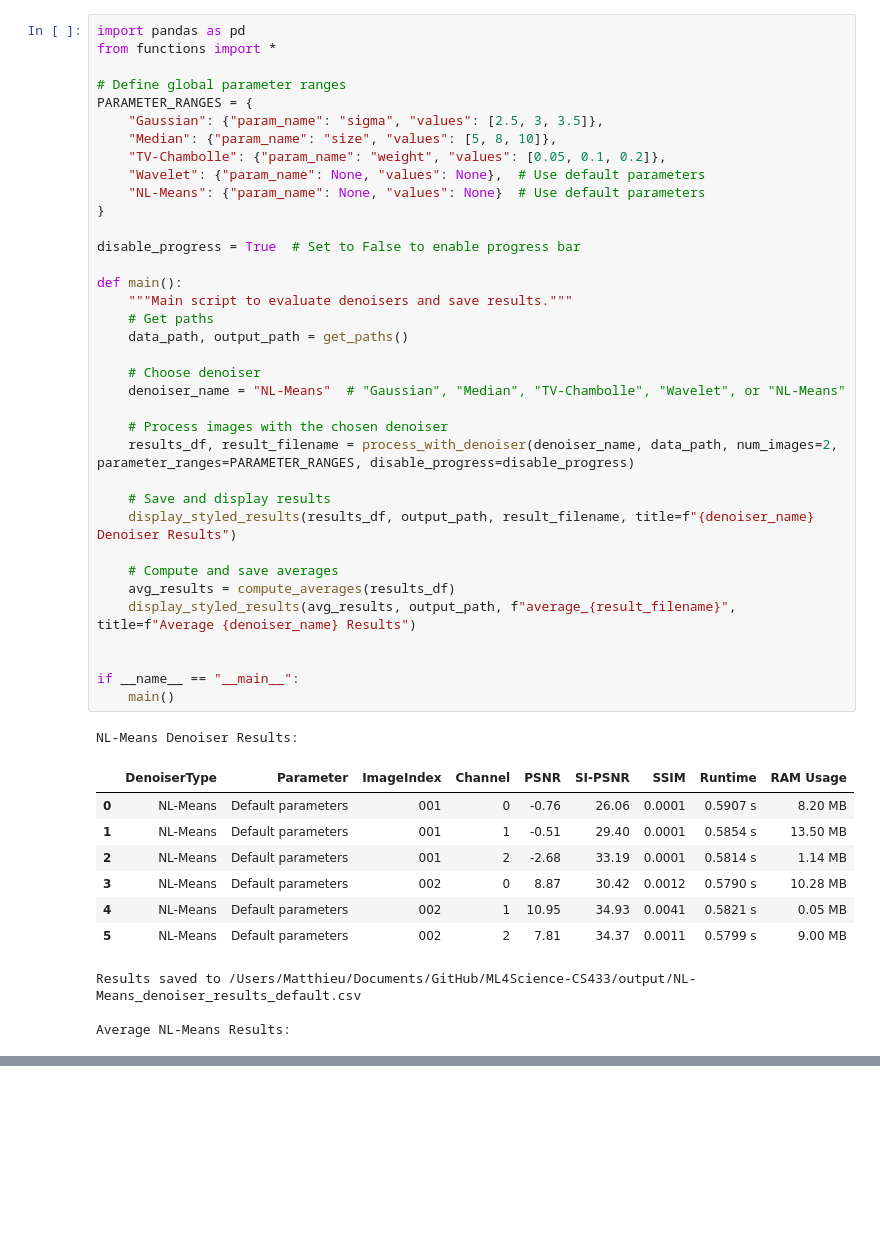
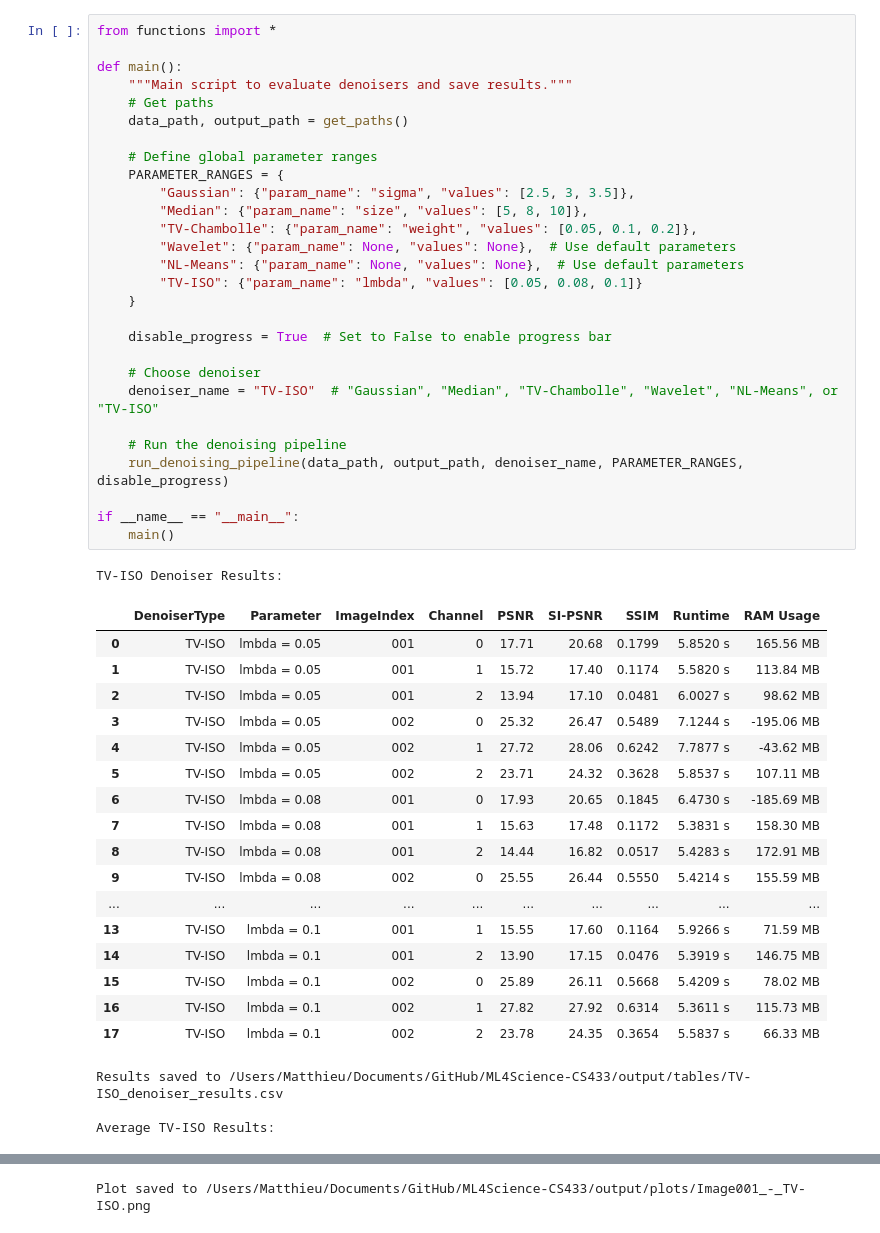
Before and after one commit to MetthewB/ML4Science-CS433, a Jupyter notebook: scripts/main.ipynb, the cells around one changed output, grey strips where cells are left out. Drawn from its saved outputs; the diff is of its cells as text; blank space fills up the shorter version.

Commit message:
TV_ISO + plots
SI-PSNR not working yet in plots

```diff
--- a/scripts/main.ipynb
+++ b/scripts/main.ipynb
@@ -1,49 +1,51 @@
 # %%
-import pandas as pd
 from functions import *
-
-# Define global parameter ranges
-PARAMETER_RANGES = {
-    "Gaussian": {"param_name": "sigma", "values": [2.5, 3, 3.5]},
-    "Median": {"param_name": "size", "values": [5, 8, 10]},
-    "TV-Chambolle": {"param_name": "weight", "values": [0.05, 0.1, 0.2]},
-    "Wavelet": {"param_name": None, "values": None},  # Use default parameters
-    "NL-Means": {"param_name": None, "values": None}  # Use default parameters
-}
-
-disable_progress = True  # Set to False to enable progress bar
 
 def main():
     """Main script to evaluate denoisers and save results."""
     # Get paths
     data_path, output_path = get_paths()
 
+    # Define global parameter ranges
+    PARAMETER_RANGES = {
+        "Gaussian": {"param_name": "sigma", "values": [2.5, 3, 3.5]},
+        "Median": {"param_name": "size", "values": [5, 8, 10]},
+        "TV-Chambolle": {"param_name": "weight", "values": [0.05, 0.1, 0.2]},
+        "Wavelet": {"param_name": None, "values": None},  # Use default parameters
+        "NL-Means": {"param_name": None, "values": None},  # Use default parameters
+        "TV-ISO": {"param_name": "lmbda", "values": [0.05, 0.08, 0.1]}
+    }
+
+    disable_progress = True  # Set to False to enable progress bar
+
     # Choose denoiser
-    denoiser_name = "NL-Means"  # "Gaussian", "Median", "TV-Chambolle", "Wavelet", or "NL-Means"
+    denoiser_name = "TV-ISO"  # "Gaussian", "Median", "TV-Chambolle", "Wavelet", "NL-Means", or "TV-ISO"
 
-    # Process images with the chosen denoiser
-    results_df, result_filename = process_with_denoiser(denoiser_name, data_path, num_images=2, parameter_ranges=PARAMETER_RANGES, disable_progress=disable_progress)
-
-    # Save and display results
-    display_styled_results(results_df, output_path, result_filename, title=f"{denoiser_name} Denoiser Results")
-
-    # Compute and save averages
-    avg_results = compute_averages(results_df)
-    display_styled_results(avg_results, output_path, f"average_{result_filename}", title=f"Average {denoiser_name} Results")
-
+    # Run the denoising pipeline
+    run_denoising_pipeline(data_path, output_path, denoiser_name, PARAMETER_RANGES, disable_progress)
 
 if __name__ == "__main__":
     main()
 # %% [output]
-NL-Means Denoiser Results:
+TV-ISO Denoiser Results:
 |  | DenoiserType | Parameter | ImageIndex | Channel | PSNR | SI-PSNR | SSIM | Runtime | RAM Usage |
-| 0 | NL-Means | Default parameters | 001 | 0 | -0.76 | 26.06 | 0.0001 | 0.5907 s | 8.20 MB |
-| 1 | NL-Means | Default parameters | 001 | 1 | -0.51 | 29.40 | 0.0001 | 0.5854 s | 13.50 MB |
-| 2 | NL-Means | Default parameters | 001 | 2 | -2.68 | 33.19 | 0.0001 | 0.5814 s | 1.14 MB |
-| 3 | NL-Means | Default parameters | 002 | 0 | 8.87 | 30.42 | 0.0012 | 0.5790 s | 10.28 MB |
-| 4 | NL-Means | Default parameters | 002 | 1 | 10.95 | 34.93 | 0.0041 | 0.5821 s | 0.05 MB |
-| 5 | NL-Means | Default parameters | 002 | 2 | 7.81 | 34.37 | 0.0011 | 0.5799 s | 9.00 MB |
+| 0 | TV-ISO | lmbda = 0.05 | 001 | 0 | 17.71 | 20.68 | 0.1799 | 5.8520 s | 165.56 MB |
+| 1 | TV-ISO | lmbda = 0.05 | 001 | 1 | 15.72 | 17.40 | 0.1174 | 5.5820 s | 113.84 MB |
+| 2 | TV-ISO | lmbda = 0.05 | 001 | 2 | 13.94 | 17.10 | 0.0481 | 6.0027 s | 98.62 MB |
+| 3 | TV-ISO | lmbda = 0.05 | 002 | 0 | 25.32 | 26.47 | 0.5489 | 7.1244 s | -195.06 MB |
+| 4 | TV-ISO | lmbda = 0.05 | 002 | 1 | 27.72 | 28.06 | 0.6242 | 7.7877 s | -43.62 MB |
+| 5 | TV-ISO | lmbda = 0.05 | 002 | 2 | 23.71 | 24.32 | 0.3628 | 5.8537 s | 107.11 MB |
+| 6 | TV-ISO | lmbda = 0.08 | 001 | 0 | 17.93 | 20.65 | 0.1845 | 6.4730 s | -185.69 MB |
+| 7 | TV-ISO | lmbda = 0.08 | 001 | 1 | 15.63 | 17.48 | 0.1172 | 5.3831 s | 158.30 MB |
+| 8 | TV-ISO | lmbda = 0.08 | 001 | 2 | 14.44 | 16.82 | 0.0517 | 5.4283 s | 172.91 MB |
+| 9 | TV-ISO | lmbda = 0.08 | 002 | 0 | 25.55 | 26.44 | 0.5550 | 5.4214 s | 155.59 MB |
+| ... | ... | ... | ... | ... | ... | ... | ... | ... | ... |
+| 13 | TV-ISO | lmbda = 0.1 | 001 | 1 | 15.55 | 17.60 | 0.1164 | 5.9266 s | 71.59 MB |
+| 14 | TV-ISO | lmbda = 0.1 | 001 | 2 | 13.90 | 17.15 | 0.0476 | 5.3919 s | 146.75 MB |
+| 15 | TV-ISO | lmbda = 0.1 | 002 | 0 | 25.89 | 26.11 | 0.5668 | 5.4209 s | 78.02 MB |
+| 16 | TV-ISO | lmbda = 0.1 | 002 | 1 | 27.82 | 27.92 | 0.6314 | 5.3611 s | 115.73 MB |
+| 17 | TV-ISO | lmbda = 0.1 | 002 | 2 | 23.78 | 24.35 | 0.3654 | 5.5837 s | 66.33 MB |
-Results saved to /Users/Matthieu/Documents/GitHub/ML4Science-CS433/output/NL-Means_denoiser_results_default.csv
+Results saved to /Users/Matthieu/Documents/GitHub/ML4Science-CS433/output/tables/TV-ISO_denoiser_results.csv
 
-Average NL-Means Results:
+Average TV-ISO Results:
 |  | DenoiserType | Parameter | Channel | PSNR | SI-PSNR | SSIM | Runtime | RAM Usage |
@@ -53,0 +65 @@ Results saved to /Users/Matthieu/Documents/GitHub/ML4Science-CS433/output/averag
+Plot saved to /Users/Matthieu/Documents/GitHub/ML4Science-CS433/output/plots/Image001_-_TV-ISO.png
```
Also changed, not shown: parts of 1 cell of this notebook, 12 other files.
